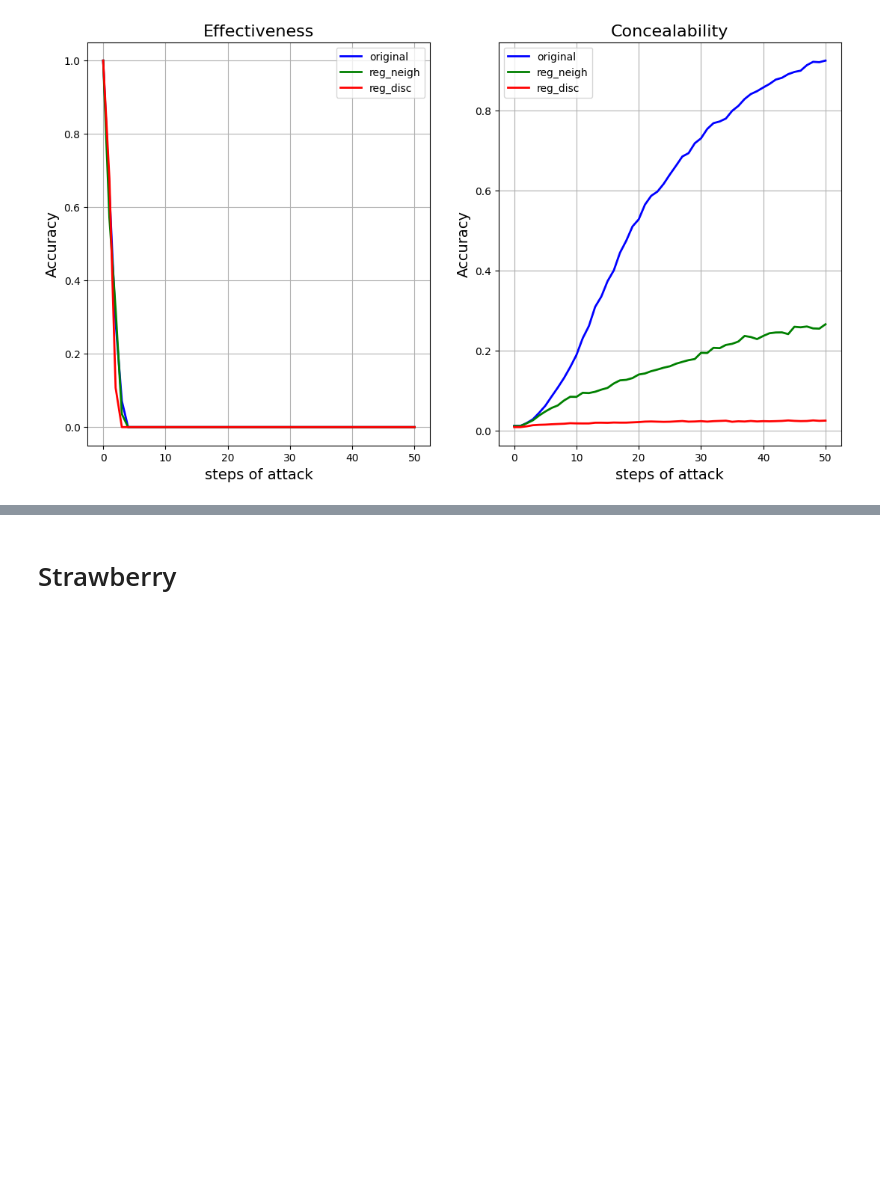
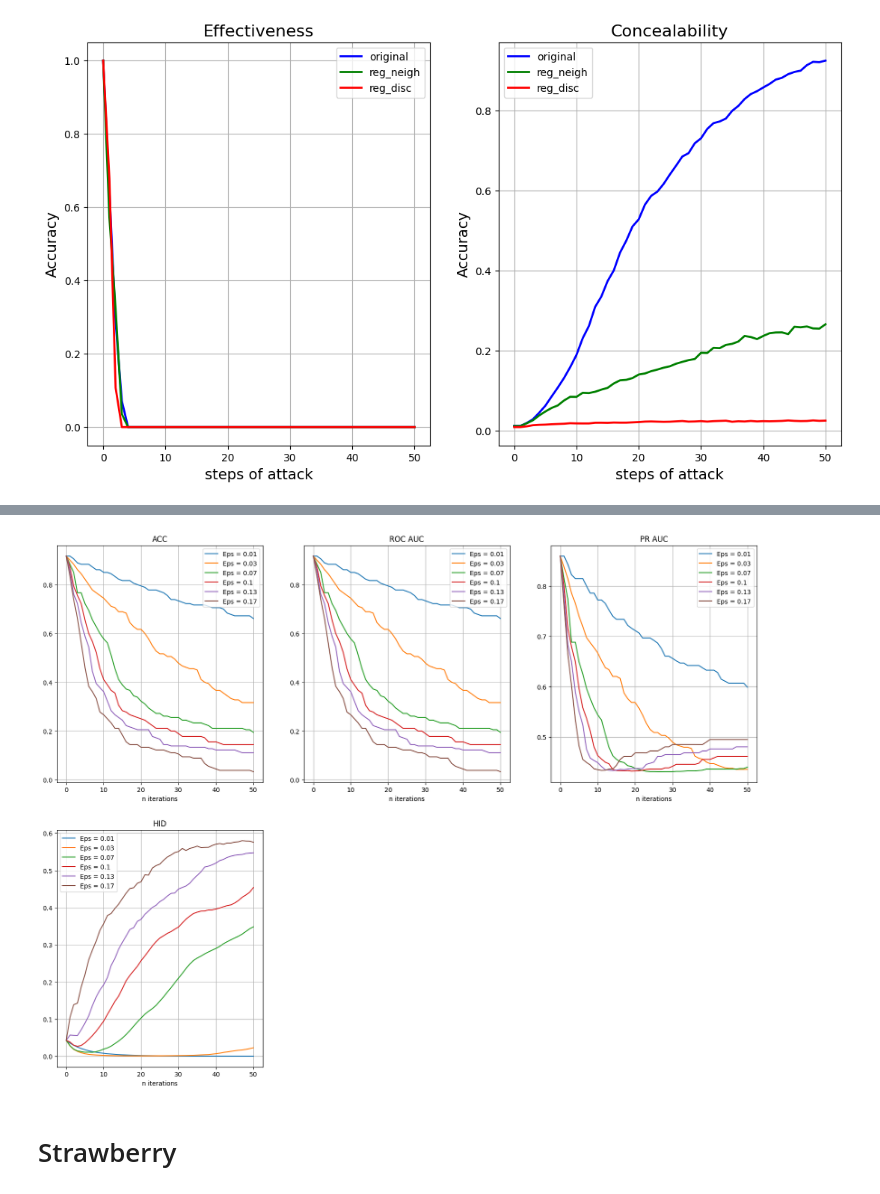
Before and after one commit to petrsokerin/Hidden_adversarial_attacks, a Jupyter notebook: notebooks/Vizual_reg_attack.ipynb, the cells around one changed output, grey strips where cells are left out. Cells and saved outputs as stored; diff of their text form; code cells hidden in the pictures; blank space fills up the shorter version.

```diff
--- a/notebooks/Vizual_reg_attack.ipynb
+++ b/notebooks/Vizual_reg_attack.ipynb
@@ -877,3 +990,9 @@ Fail with Alpha 0.1 reg_disc
+# %%
+alpha = 0.1
+aa_res_df= pd.read_csv(f'results/PowerCons/IFGSM/fgsm_disc_attack_LEAK/aa_res_PowerCons_0_alpha={alpha}.csv', index_col=0)
+plot_aa_metrics(aa_res_df, method='metric')
+# %% [output]
+[figure, added]
 # %% [markdown]
 # Strawberry
 # %%
```
Also changed, not shown: parts of 4 cells of this notebook, 7 other files.
